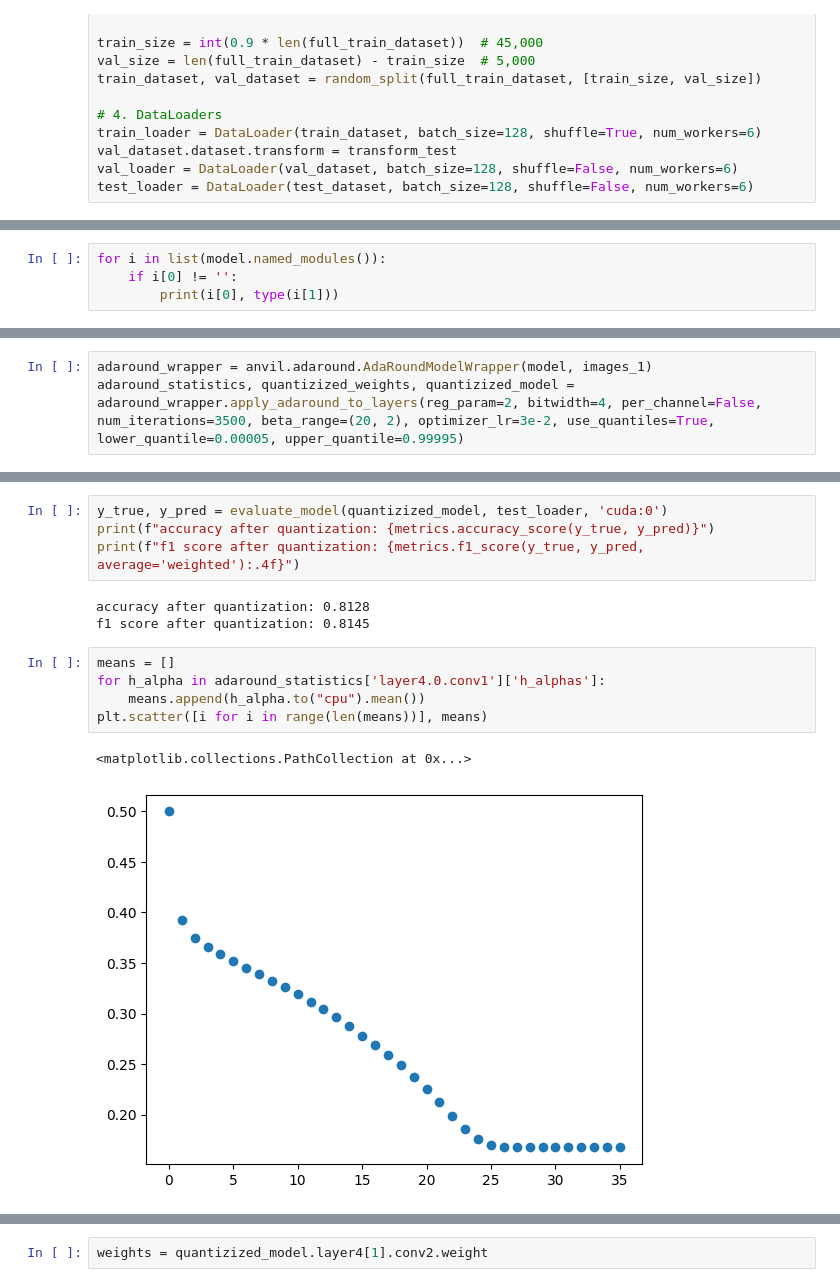
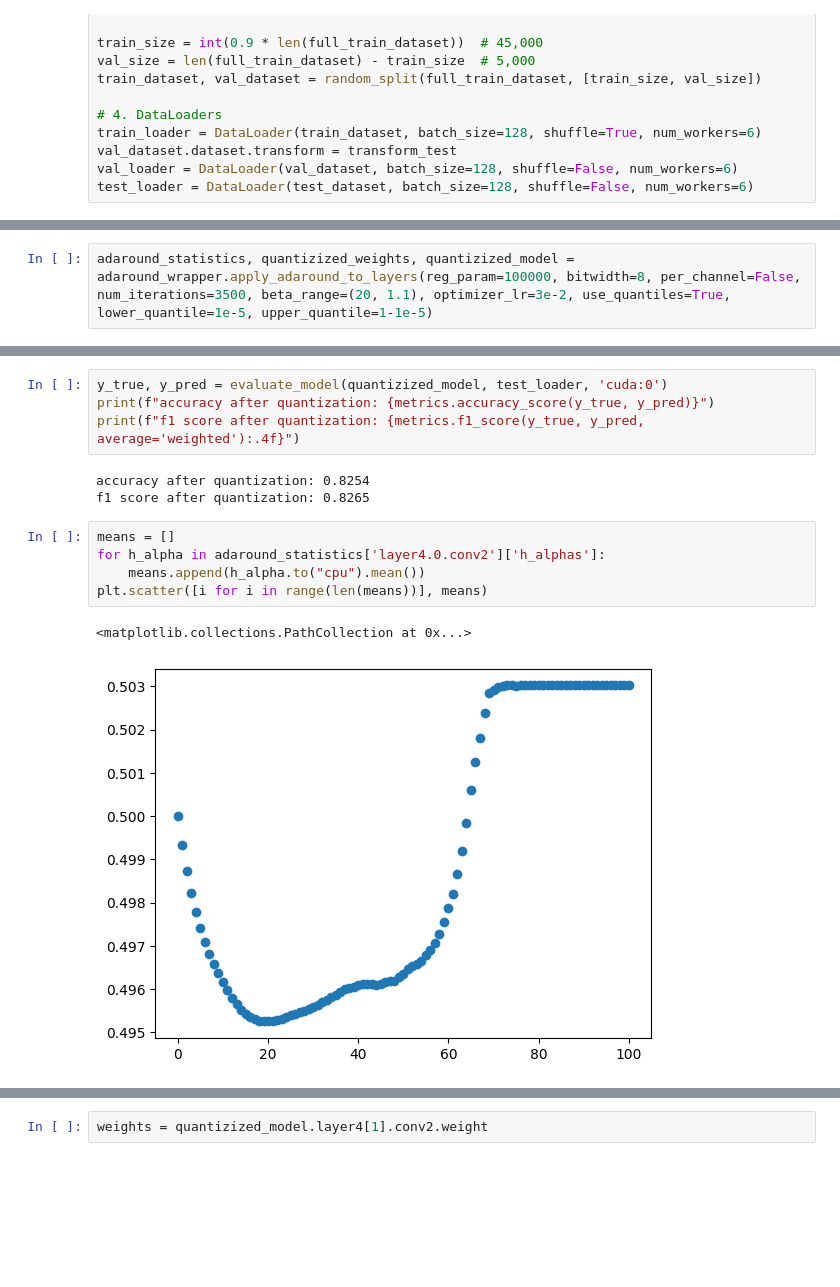
Before and after one commit to puscianm/anvil, a Jupyter notebook: testing.ipynb, the cells around one changed output, grey strips where cells are left out. Saved outputs shown, nothing was run; the diff lists cells and outputs as text; blank space fills up the shorter version.

```diff
--- a/testing.ipynb
+++ b/testing.ipynb
@@ -73,4 +94,0 @@ model = model.to(device)
-# %%
-for i in list(model.named_modules()):
-    if i[0] != '':
-        print(i[0], type(i[1]))
@@ -95,5 +95,4 @@ fc <class 'torch.nn.modules.linear.Linear'>
 # %%
-adaround_wrapper = anvil.adaround.AdaRoundModelWrapper(model, images_1)
-adaround_statistics, quantizized_weights, quantizized_model = adaround_wrapper.apply_adaround_to_layers(reg_param=2, bitwidth=4, per_channel=False, num_iterations=3500, beta_range=(20, 2), optimizer_lr=3e-2, use_quantiles=True, lower_quantile=0.00005, upper_quantile=0.99995)
+adaround_statistics, quantizized_weights, quantizized_model = adaround_wrapper.apply_adaround_to_layers(reg_param=100000, bitwidth=8, per_channel=False, num_iterations=3500, beta_range=(20, 1.1), optimizer_lr=3e-2, use_quantiles=True, lower_quantile=1e-5, upper_quantile=1-1e-5)
 # %% [output]
 Quantizizing conv and lin
@@ -115,16 +110,16 @@ y_true, y_pred = evaluate_model(quantizized_model, test_loader, 'cuda:0')
 print(f"accuracy after quantization: {metrics.accuracy_score(y_true, y_pred)}")
 print(f"f1 score after quantization: {metrics.f1_score(y_true, y_pred, average='weighted'):.4f}")
 # %% [output]
-accuracy after quantization: 0.8128
-f1 score after quantization: 0.8145
+accuracy after quantization: 0.8254
+f1 score after quantization: 0.8265
 # %%
 means = []
-for h_alpha in adaround_statistics['layer4.0.conv1']['h_alphas']:
+for h_alpha in adaround_statistics['layer4.0.conv2']['h_alphas']:
     means.append(h_alpha.to("cpu").mean())
 plt.scatter([i for i in range(len(means))], means)
 # %% [output]
 <matplotlib.collections.PathCollection at 0x...>
-[figure, old version]
+[figure, new version]
 # %%
 
 layer41conv2 = None
```
Also changed, not shown: parts of 29 cells of this notebook, 1 other file.
